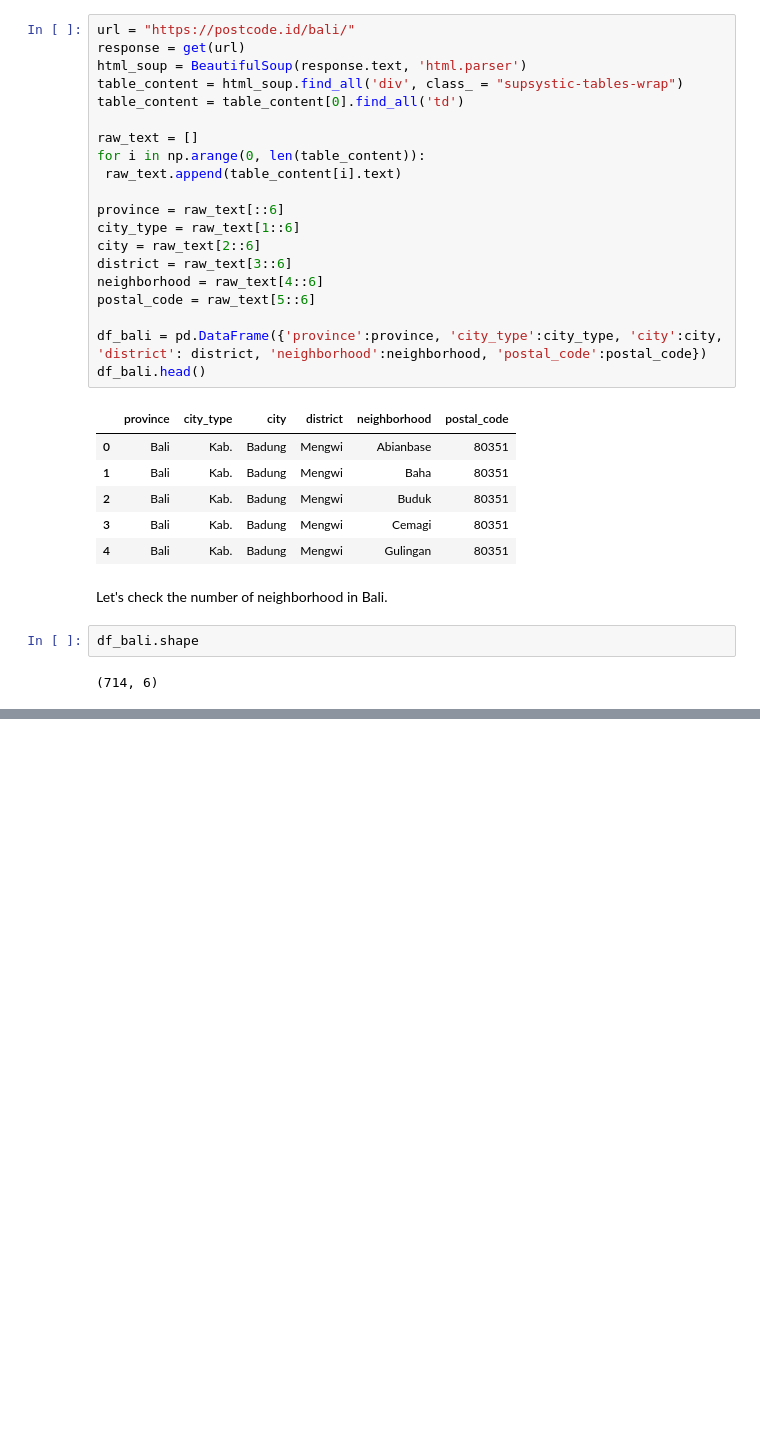
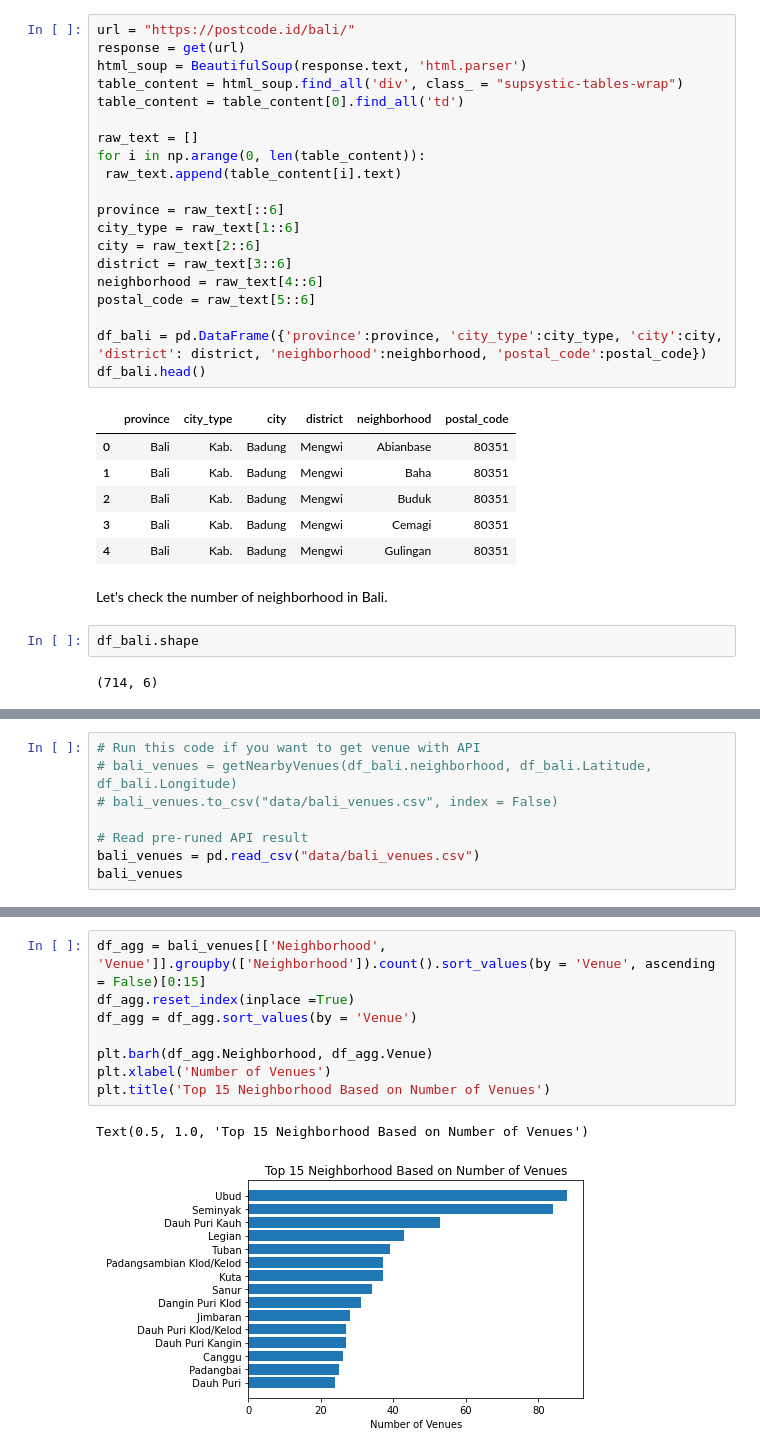
Before and after one commit to Argaadya/Coursera_Capstone, a Jupyter notebook: week4.ipynb, the cells around one changed output, grey strips where cells are left out. Cells and saved outputs as stored; diff of their text form; blank space fills up the shorter version.

```diff
--- a/week4.ipynb
+++ b/week4.ipynb
@@ -110,0 +392,8 @@ df_bali.shape
+# %%
+# Run this code if you want to get venue with API
+# bali_venues = getNearbyVenues(df_bali.neighborhood, df_bali.Latitude, df_bali.Longitude)
+# bali_venues.to_csv("data/bali_venues.csv", index = False)
+
+# Read pre-runed API result
+bali_venues = pd.read_csv("data/bali_venues.csv")
+bali_venues
@@ -110,0 +414,11 @@ df_bali.shape
+# %%
+df_agg = bali_venues[['Neighborhood', 'Venue']].groupby(['Neighborhood']).count().sort_values(by = 'Venue', ascending = False)[0:15]
+df_agg.reset_index(inplace =True)
+df_agg = df_agg.sort_values(by = 'Venue')
+
+plt.barh(df_agg.Neighborhood, df_agg.Venue)
+plt.xlabel('Number of Venues')
+plt.title('Top 15 Neighborhood Based on Number of Venues')
+# %% [output]
+Text(0.5, 1.0, 'Top 15 Neighborhood Based on Number of Venues')
+[figure, added]
```
Also changed, not shown: parts of 75 cells of this notebook.
